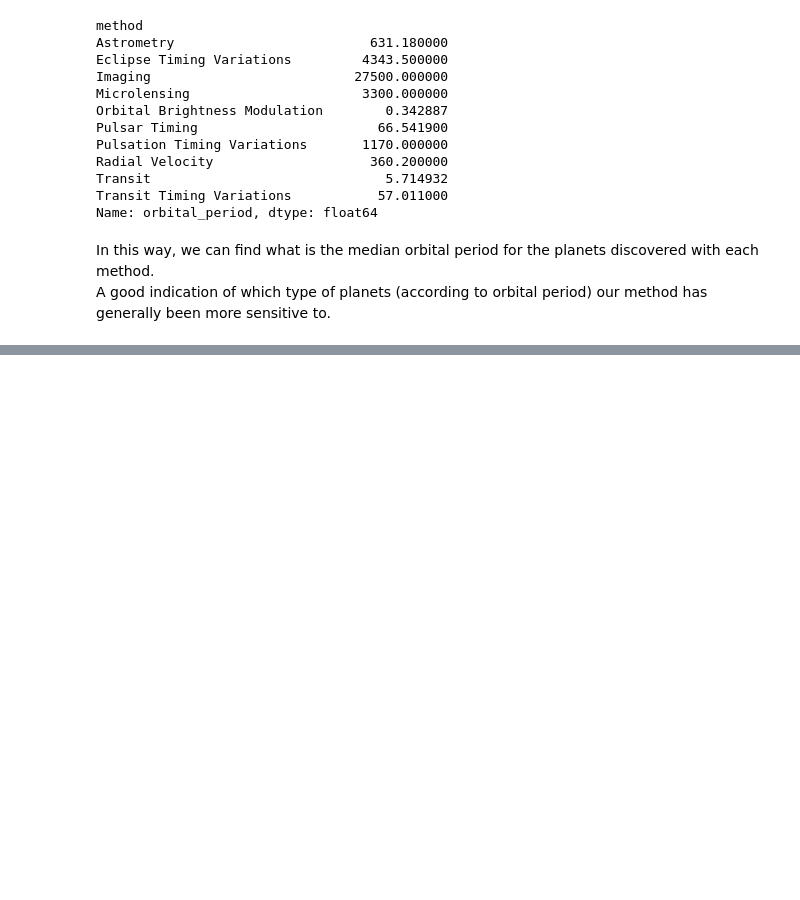
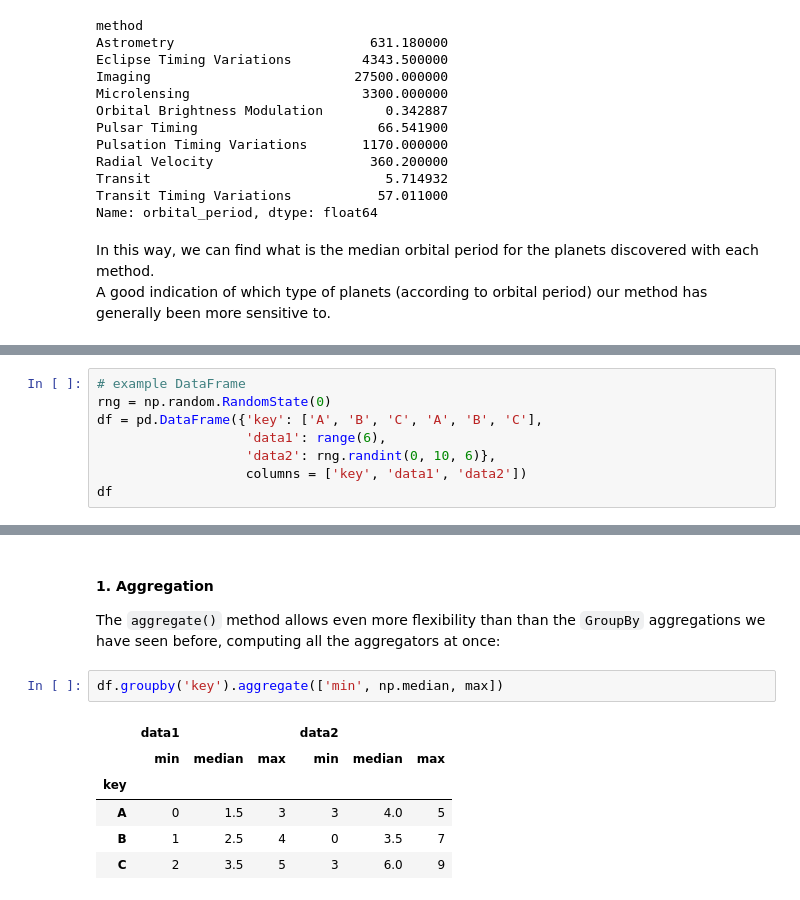
Before and after one commit to GiuseppeBaldini/Python-DS-Handbook, a Jupyter notebook: 3.Pandas/03.08 - Aggregation and Grouping.ipynb, the cells around one changed output, grey strips where cells are left out. Saved outputs shown, nothing was run; the diff lists cells and outputs as text; blank space fills up the shorter version.

```diff
--- a/3.Pandas/03.08 - Aggregation and Grouping.ipynb
+++ b/3.Pandas/03.08 - Aggregation and Grouping.ipynb
@@ -188,0 +240,8 @@ A good indication of which type of planets (according to orbital period) our met
+# %%
+# example DataFrame
+rng = np.random.RandomState(0)
+df = pd.DataFrame({'key': ['A', 'B', 'C', 'A', 'B', 'C'],
+                   'data1': range(6),
+                   'data2': rng.randint(0, 10, 6)},
+                   columns = ['key', 'data1', 'data2'])
+df
@@ -188,0 +256,13 @@ A good indication of which type of planets (according to orbital period) our met
+# %% [markdown]
+#### 1. Aggregation
+
+The <code>aggregate()</code> method allows even more flexibility than than the <code>GroupBy</code> aggregations we have seen before, computing all the aggregators at once:
+# %%
+df.groupby('key').aggregate(['min', np.median, max])
+# %% [output]
+|  | data1 |  |  | data2 |  |  |
+|  | min | median | max | min | median | max |
+| key |  |  |  |  |  |  |
+| A | 0 | 1.5 | 3 | 3 | 4.0 | 5 |
+| B | 1 | 2.5 | 4 | 0 | 3.5 | 7 |
+| C | 2 | 3.5 | 5 | 3 | 6.0 | 9 |
```
Also changed, not shown: parts of 14 cells of this notebook.
